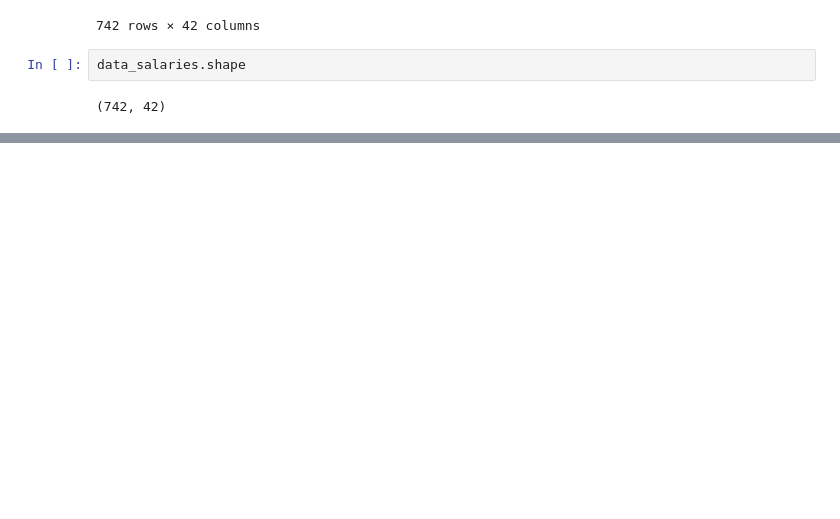
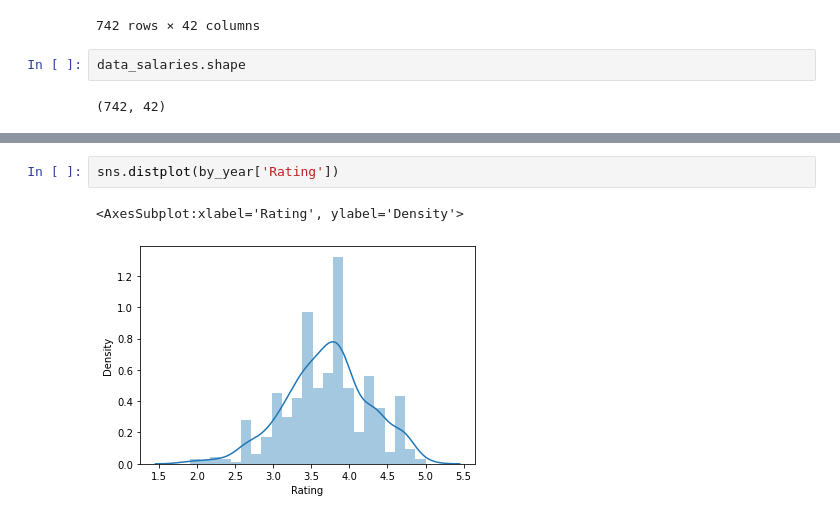
Before and after one commit to ramssrez/proyectoDevF, a Jupyter notebook: ProyectoDev.ipynb, the cells around one changed output, grey strips where cells are left out. Drawn from its saved outputs; the diff is of its cells as text; blank space fills up the shorter version.

```diff
--- a/ProyectoDev.ipynb
+++ b/ProyectoDev.ipynb
@@ -68,0 +79,5 @@ by_year.head(20)
+# %%
+sns.distplot(by_year['Rating'])
+# %% [output]
+<AxesSubplot:xlabel='Rating', ylabel='Density'>
+[figure, added]
```
Also changed, not shown: parts of 6 cells of this notebook, 1 other file.
